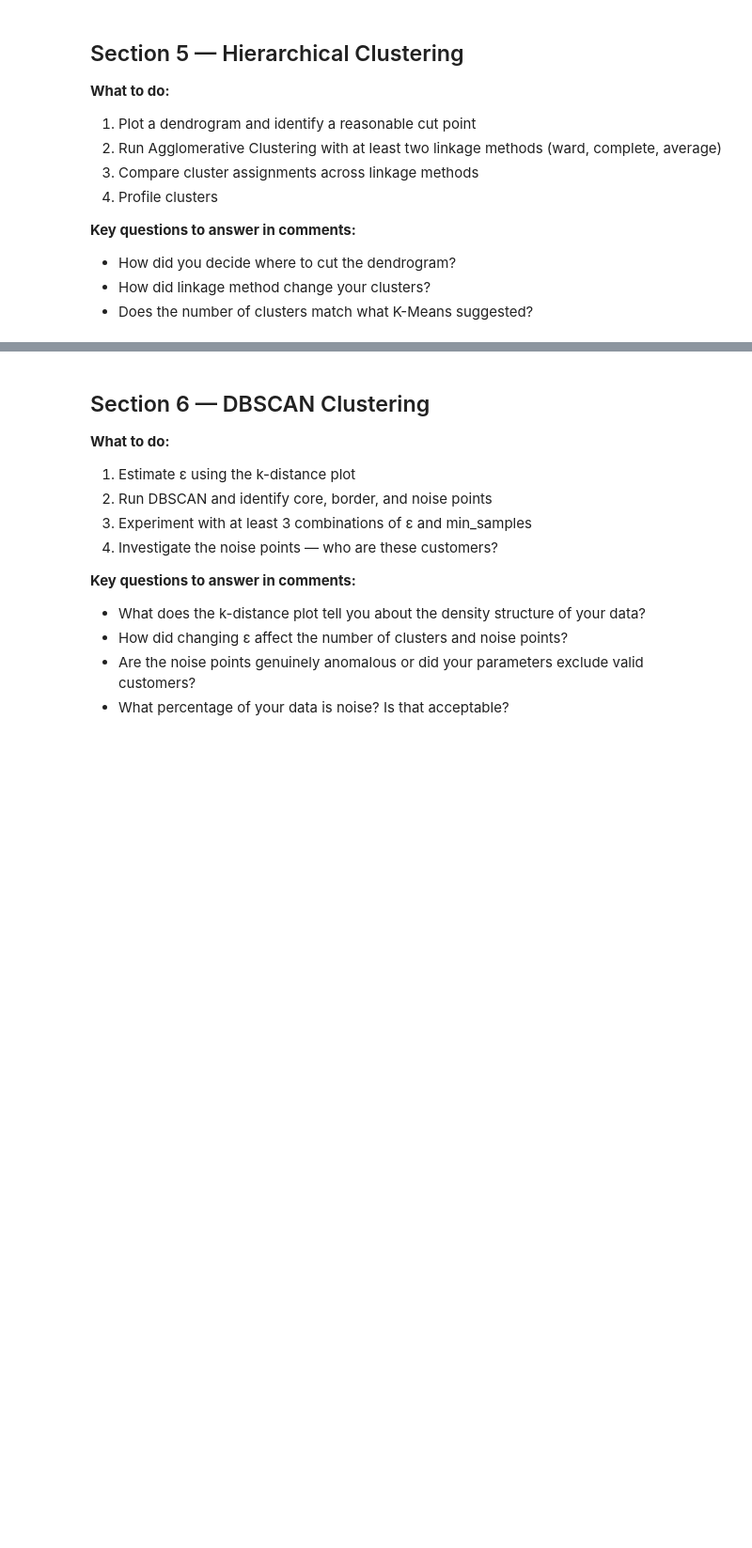
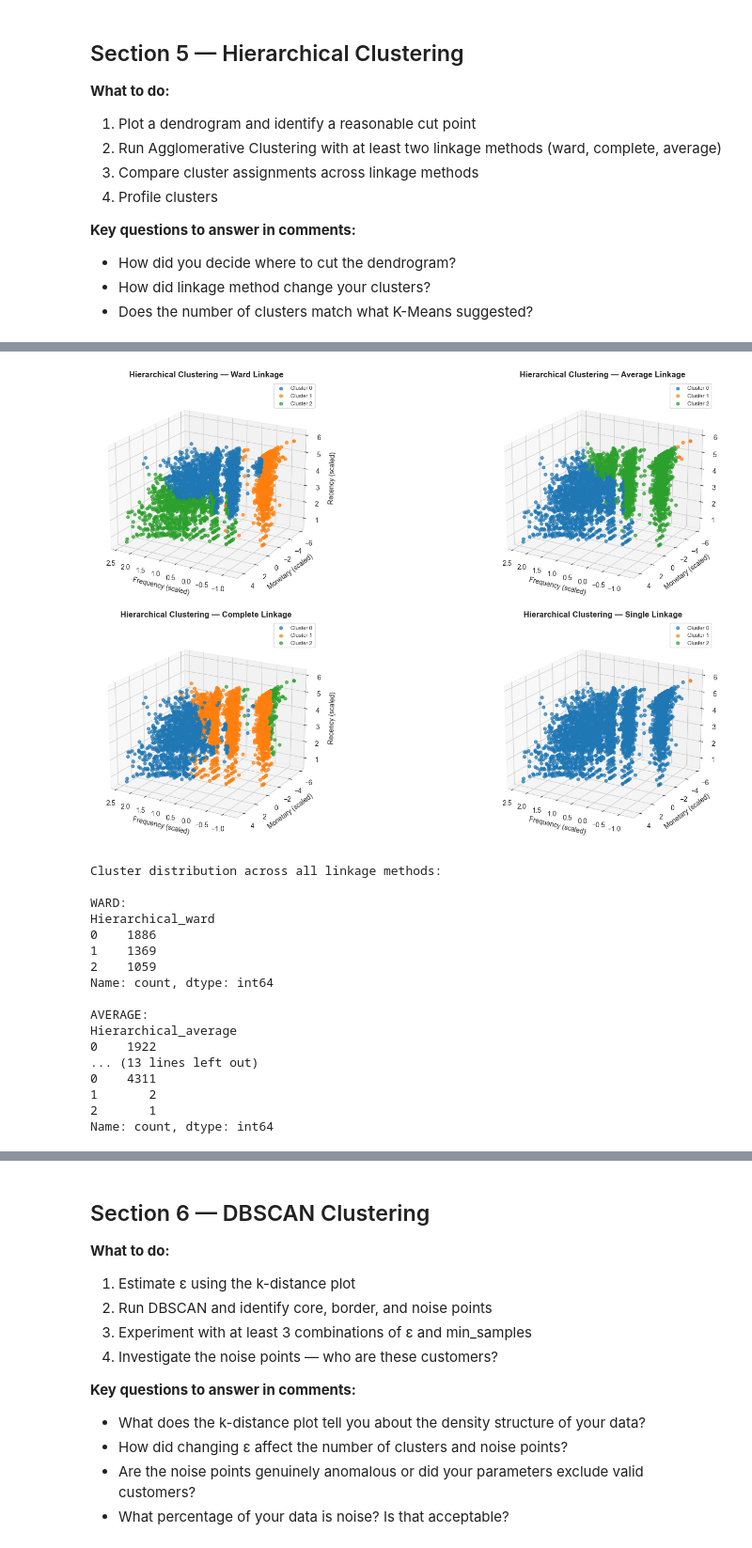
Before and after one commit to CodexAarogya/Fusemachines-Assignments, a Jupyter notebook: week-7/Assignment/Week_7_Clustering_Assignment.ipynb, the cells around one changed output, grey strips where cells are left out. Shown at 94% size. Drawn from its saved outputs; the diff is of its cells as text; code cells hidden in the pictures; blank space fills up the shorter version.

```diff
--- a/week-7/Assignment/Week_7_Clustering_Assignment.ipynb
+++ b/week-7/Assignment/Week_7_Clustering_Assignment.ipynb
@@ -765,0 +824,59 @@ print(customer_df['Hierarchical_Alt'].value_counts())
+# %%
+# ── Step 3: 3D Comparison Plot for All Linkage Methods ──────────────────────
+# Visualize all four linkage methods side-by-side in 3D space
+
+fig = plt.figure(figsize=(20, 10))
+
+linkage_methods = ['ward', 'average', 'complete', 'single']
+
+for idx, method in enumerate(linkage_methods, 1):
+    ax = fig.add_subplot(2, 2, idx, projection='3d')
+
+    # Get cluster labels for this linkage method
+    cluster_col = f'Hierarchical_{method}'
+
+    # Plot each cluster with a different color
+    for c in sorted(customer_df[cluster_col].unique()):
+        subset = customer_df[customer_df[cluster_col] == c]
+        ax.scatter(
+            subset['Frequency_log'],
+            subset['Monetary_log'],
+            subset['Recency_log'],
+            s=20,
+            alpha=0.7,
+            label=f'Cluster {c}'
+        )
+
+    ax.set_title(f'Hierarchical Clustering — {method.capitalize()} Linkage', fontsize=12, fontweight='bold')
+    ax.set_xlabel('Frequency (scaled)', fontsize=10)
+    ax.set_ylabel('Monetary (scaled)', fontsize=10)
+    ax.set_zlabel('Recency (scaled)', fontsize=10)
+    ax.view_init(elev=20, azim=120)
+    ax.legend(fontsize=8, loc='upper right')
+
+plt.tight_layout()
+plt.show()
+
+print("Cluster distribution across all linkage methods:")
+for method in linkage_methods:
+    print(f"\n{method.upper()}:")
+    print(customer_df[f'Hierarchical_{method}'].value_counts().sort_index())
+# %% [output]
+[figure, added]
+Cluster distribution across all linkage methods:
+
+WARD:
+Hierarchical_ward
+0    1886
+1    1369
+2    1059
+Name: count, dtype: int64
+
+AVERAGE:
+Hierarchical_average
+0    1922
+... (13 lines left out)
+0    4311
+1       2
+2       1
+Name: count, dtype: int64
```
Also changed, not shown: parts of 15 cells of this notebook.
